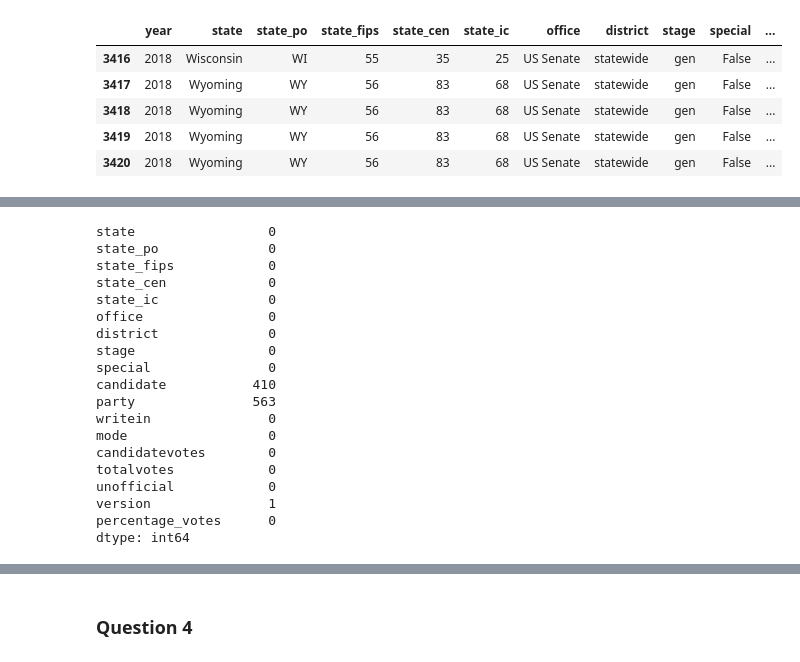
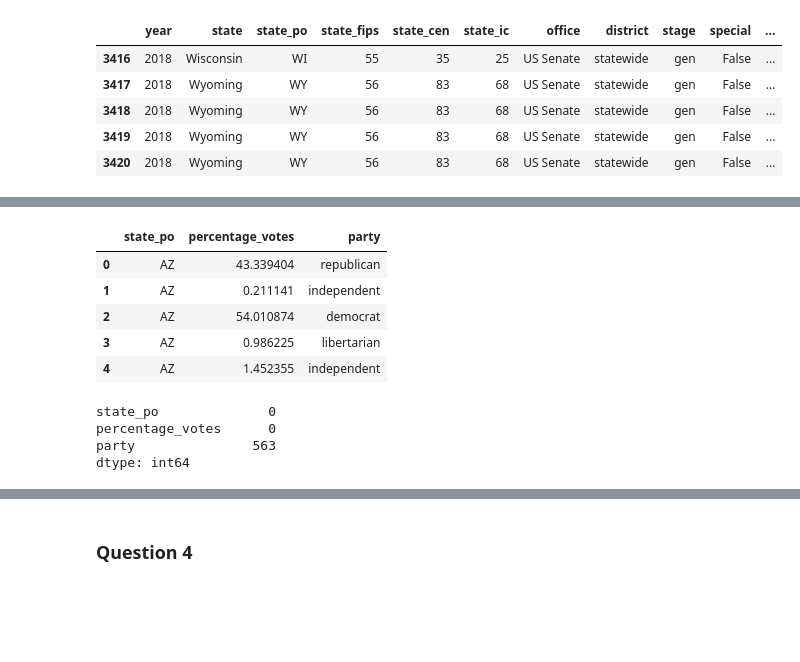
Before and after one commit to blessjal/practicums, a Jupyter notebook: Practicum_5_1-4.ipynb, the cells around one changed output, grey strips where cells are left out. Drawn from its saved outputs; the diff is of its cells as text; code cells hidden in the pictures; blank space fills up the shorter version.

```diff
--- a/Practicum_5_1-4.ipynb
+++ b/Practicum_5_1-4.ipynb
@@ -599,23 +540,18 @@ df.dropna()
+# %%
+df_r = df[['state_po', 'percentage_votes', 'party']]
+# %%
+df_r.head()
+# %% [output]
+|  | state_po | percentage_votes | party |
+| 0 | AZ | 43.339404 | republican |
+| 1 | AZ | 0.211141 | independent |
+| 2 | AZ | 54.010874 | democrat |
+| 3 | AZ | 0.986225 | libertarian |
+| 4 | AZ | 1.452355 | independent |
 # %%
-check_nan = df.isnull().sum()
-check_nan
+df_r.isnull().sum()
 # %% [output]
-state                 0
 state_po              0
-state_fips            0
-state_cen             0
-state_ic              0
-office                0
-district              0
-stage                 0
-special               0
-candidate           410
+percentage_votes      0
 party               563
-writein               0
-mode                  0
-candidatevotes        0
-totalvotes            0
-unofficial            0
-version               1
-percentage_votes      0
 dtype: int64
```
Also changed, not shown: parts of 50 cells of this notebook.
